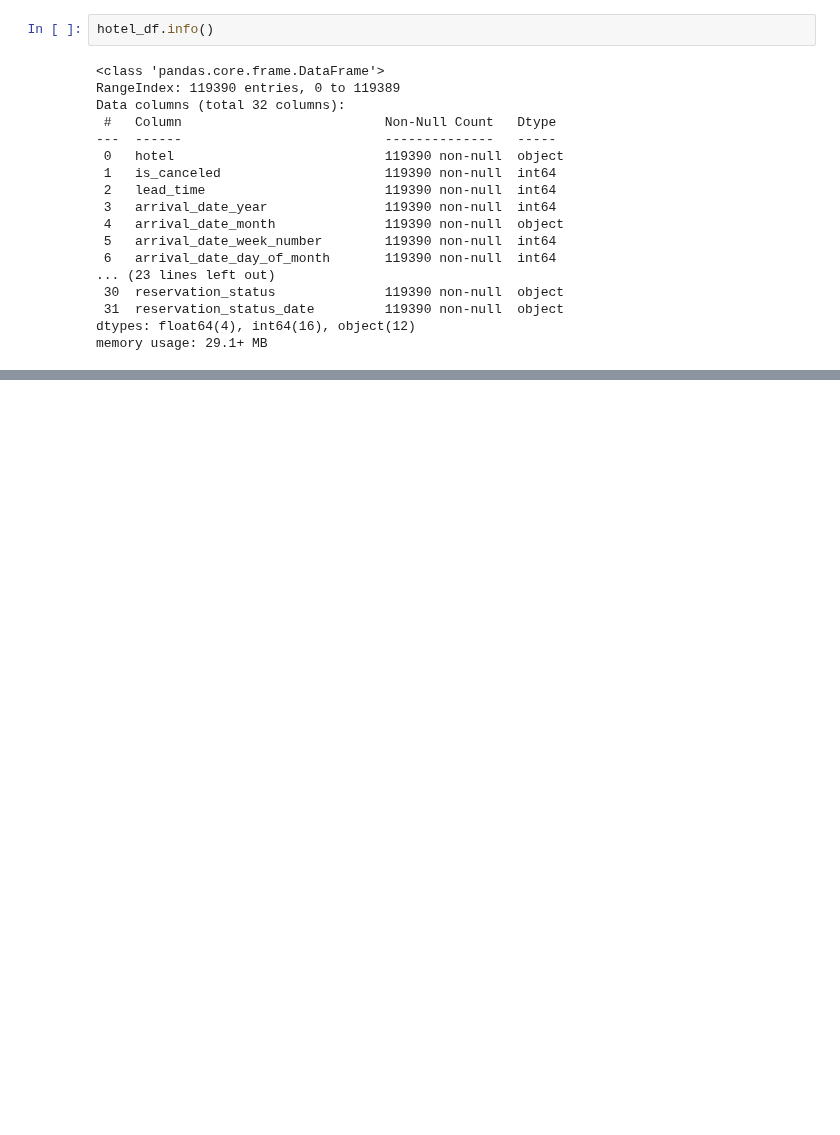
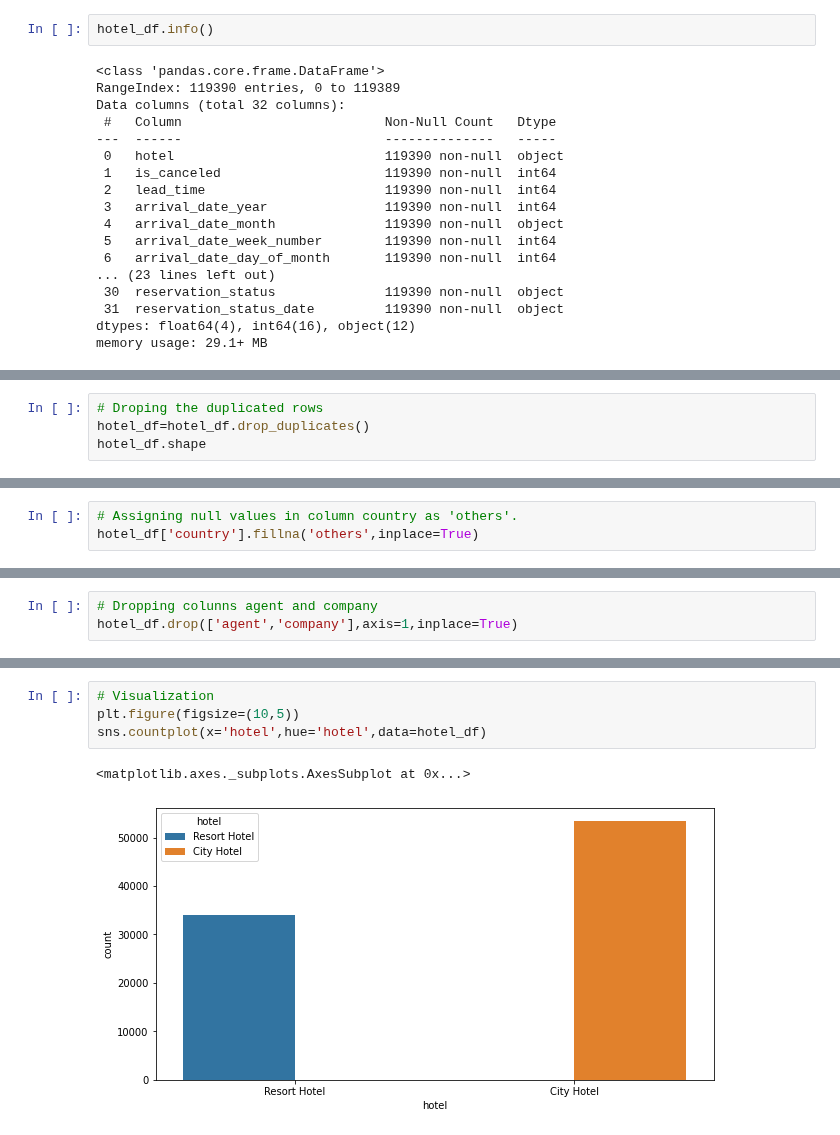
Before and after one commit to sarathsoman14/sarathsoman14-Hotel-Booking-Exploratory-Data-Analysis-EDA-, a Jupyter notebook: Hotel_Booking_Exploratory_Data_Analysis_Capstone_Project.ipynb, the cells around one changed output, grey strips where cells are left out. Drawn from its saved outputs; the diff is of its cells as text; blank space fills up the shorter version.

```diff
--- a/Hotel_Booking_Exploratory_Data_Analysis_Capstone_Project.ipynb
+++ b/Hotel_Booking_Exploratory_Data_Analysis_Capstone_Project.ipynb
@@ -72,0 +101,4 @@ memory usage: 29.1+ MB
+# %%
+# Droping the duplicated rows
+hotel_df=hotel_df.drop_duplicates()
+hotel_df.shape
@@ -72,0 +160,3 @@ memory usage: 29.1+ MB
+# %%
+# Assigning null values in column country as 'others'.
+hotel_df['country'].fillna('others',inplace=True)
@@ -72,0 +187,3 @@ memory usage: 29.1+ MB
+# %%
+# Dropping colunns agent and company
+hotel_df.drop(['agent','company'],axis=1,inplace=True)
@@ -72,0 +236,7 @@ memory usage: 29.1+ MB
+# %%
+# Visualization
+plt.figure(figsize=(10,5))
+sns.countplot(x='hotel',hue='hotel',data=hotel_df)
+# %% [output]
+<matplotlib.axes._subplots.AxesSubplot at 0x...>
+[figure, added]
```
Also changed, not shown: parts of 23 cells of this notebook.
